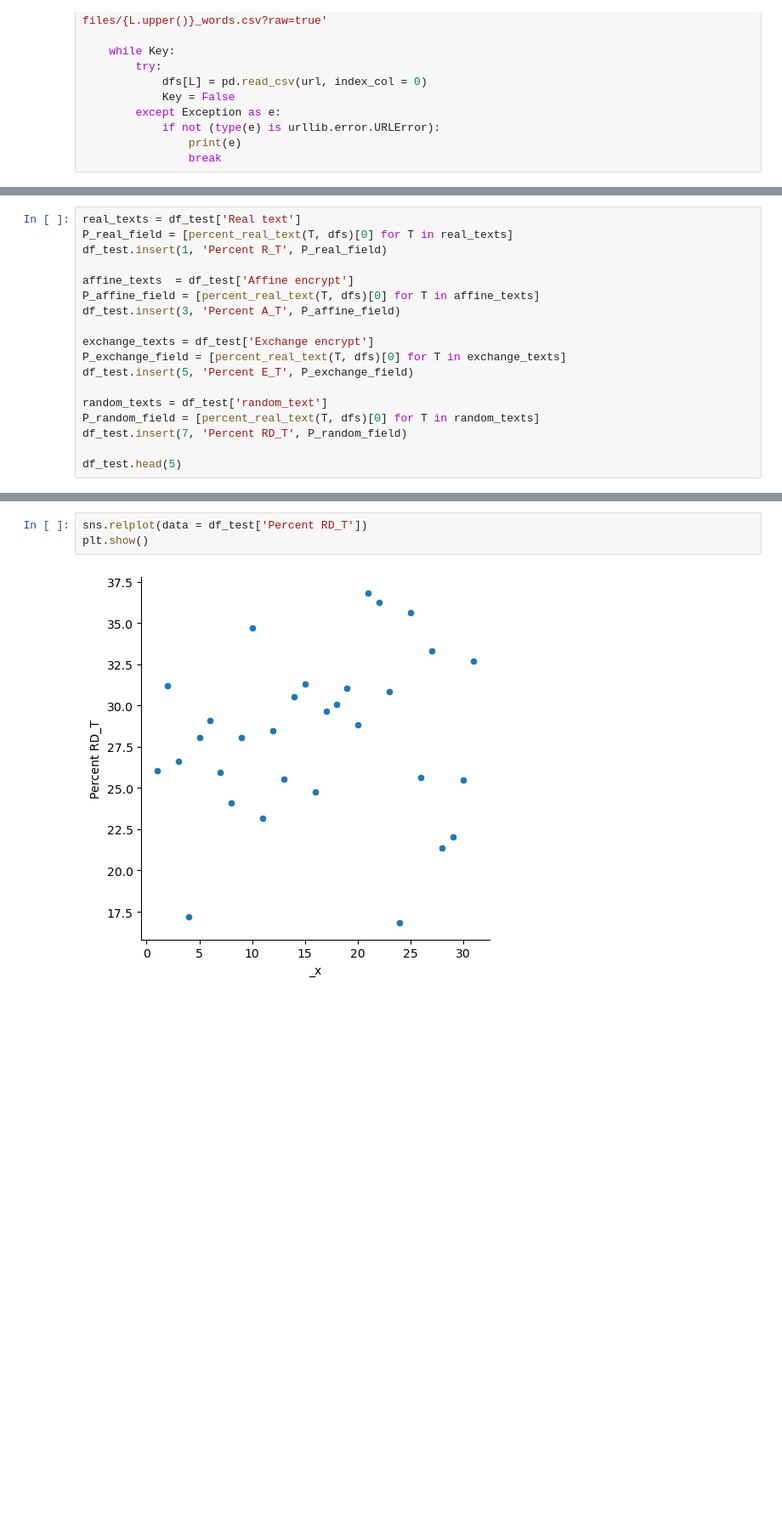
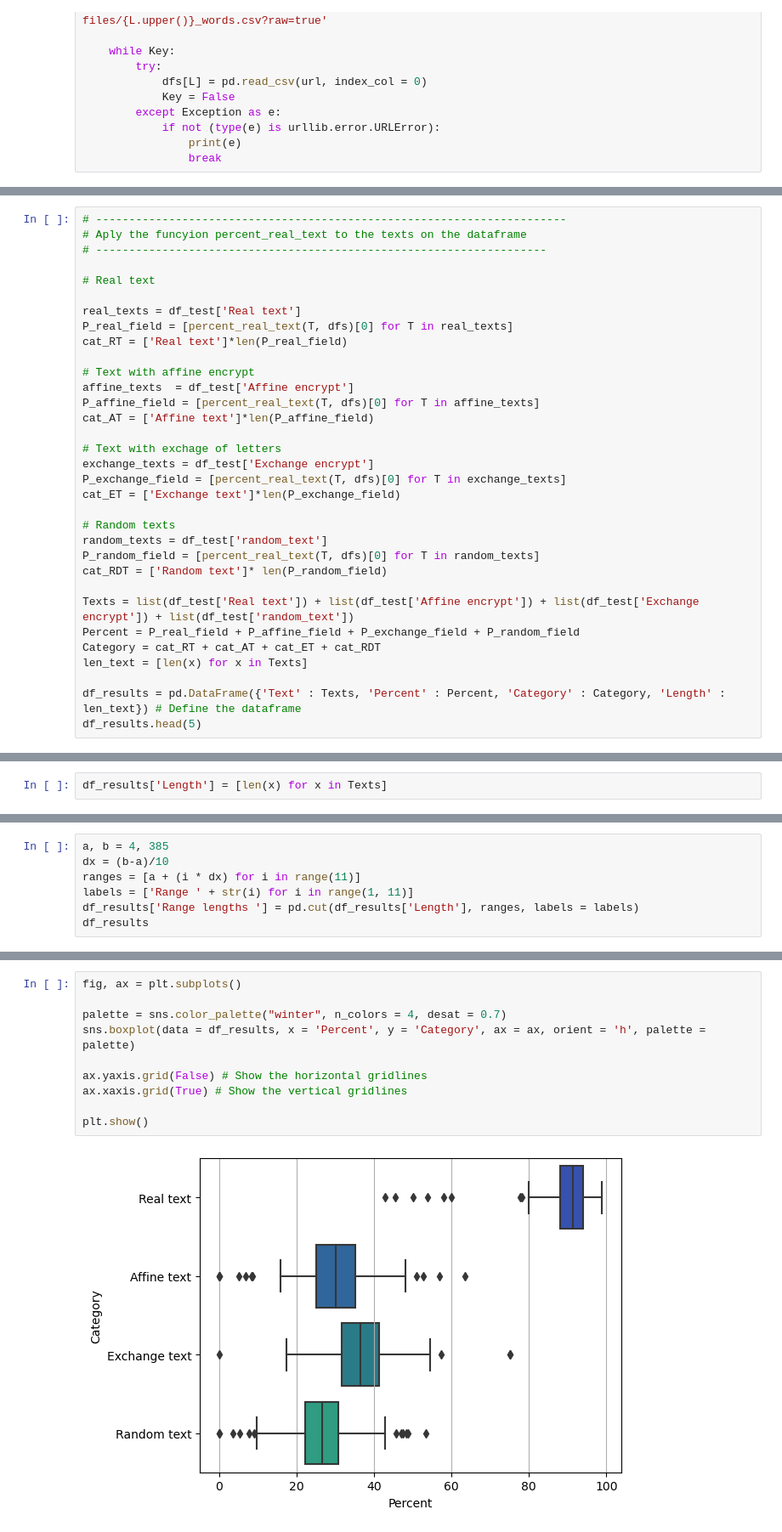
Before and after one commit to ivanc998/IN-Portfolio, a Jupyter notebook: Project-Decrypt/Scripts/Decrypt.ipynb, the cells around one changed output, grey strips where cells are left out. Shown at 85% size. Cells and saved outputs as stored; diff of their text form; blank space fills up the shorter version.

Commit message:
P-Decrypt: Review results test

```diff
--- a/Project-Decrypt/Scripts/Decrypt.ipynb
+++ b/Project-Decrypt/Scripts/Decrypt.ipynb
@@ -390,19 +436,34 @@ memory usage: 1.2+ KB
 # %%
+# -----------------------------------------------------------------------
+# Aply the funcyion percent_real_text to the texts on the dataframe
+# --------------------------------------------------------------------
+
+# Real text
+
 real_texts = df_test['Real text']
 P_real_field = [percent_real_text(T, dfs)[0] for T in real_texts]
-df_test.insert(1, 'Percent R_T', P_real_field)
+cat_RT = ['Real text']*len(P_real_field)
 
+# Text with affine encrypt
 affine_texts  = df_test['Affine encrypt']
 P_affine_field = [percent_real_text(T, dfs)[0] for T in affine_texts]
-df_test.insert(3, 'Percent A_T', P_affine_field)
+cat_AT = ['Affine text']*len(P_affine_field)
 
+# Text with exchage of letters
 exchange_texts = df_test['Exchange encrypt']
 P_exchange_field = [percent_real_text(T, dfs)[0] for T in exchange_texts]
-df_test.insert(5, 'Percent E_T', P_exchange_field)
+cat_ET = ['Exchange text']*len(P_exchange_field)
 
+# Random texts
 random_texts = df_test['random_text']
 P_random_field = [percent_real_text(T, dfs)[0] for T in random_texts]
-df_test.insert(7, 'Percent RD_T', P_random_field)
+cat_RDT = ['Random text']* len(P_random_field)
 
-df_test.head(5)
+Texts = list(df_test['Real text']) + list(df_test['Affine encrypt']) + list(df_test['Exchange encrypt']) + list(df_test['random_text'])
+Percent = P_real_field + P_affine_field + P_exchange_field + P_random_field
+Category = cat_RT + cat_AT + cat_ET + cat_RDT
+len_text = [len(x) for x in Texts]
+
+df_results = pd.DataFrame({'Text' : Texts, 'Percent' : Percent, 'Category' : Category, 'Length' : len_text}) # Define the dataframe
+df_results.head(5)
 # %% [output]
@@ -414,0 +476,2 @@ df_test.head(5)
+# %%
+df_results['Length'] = [len(x) for x in Texts]
@@ -414,0 +490,7 @@ df_test.head(5)
+# %%
+a, b = 4, 385
+dx = (b-a)/10
+ranges = [a + (i * dx) for i in range(11)]
+labels = ['Range ' + str(i) for i in range(1, 11)]
+df_results['Range lengths '] = pd.cut(df_results['Length'], ranges, labels = labels)
+df_results
@@ -415,5 +516,12 @@ df_test.head(5)
 # %%
-sns.relplot(data = df_test['Percent RD_T'])
+fig, ax = plt.subplots()
+
+palette = sns.color_palette("winter", n_colors = 4, desat = 0.7)
+sns.boxplot(data = df_results, x = 'Percent', y = 'Category', ax = ax, orient = 'h', palette = palette)
+
+ax.yaxis.grid(False) # Show the horizontal gridlines
+ax.xaxis.grid(True) # Show the vertical gridlines
+
 plt.show()
 # %% [output]
-[figure, old version]
+[figure, new version]
```
Also changed, not shown: parts of 31 cells of this notebook.
